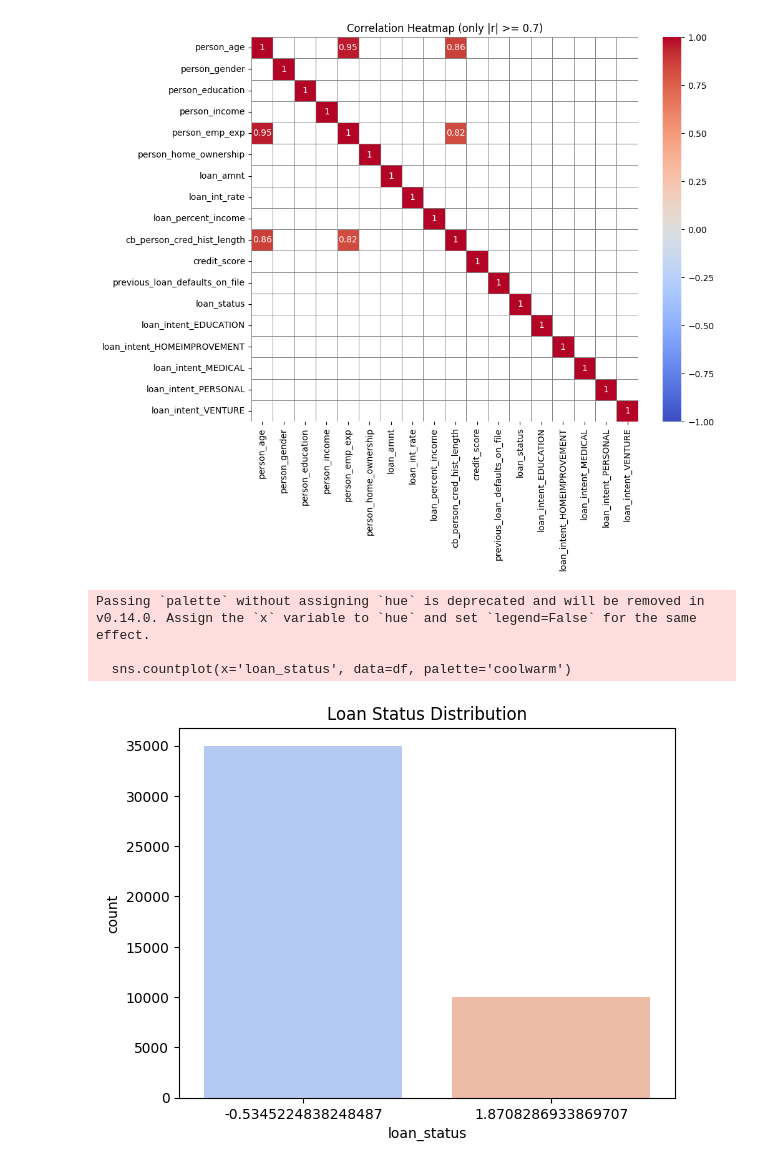
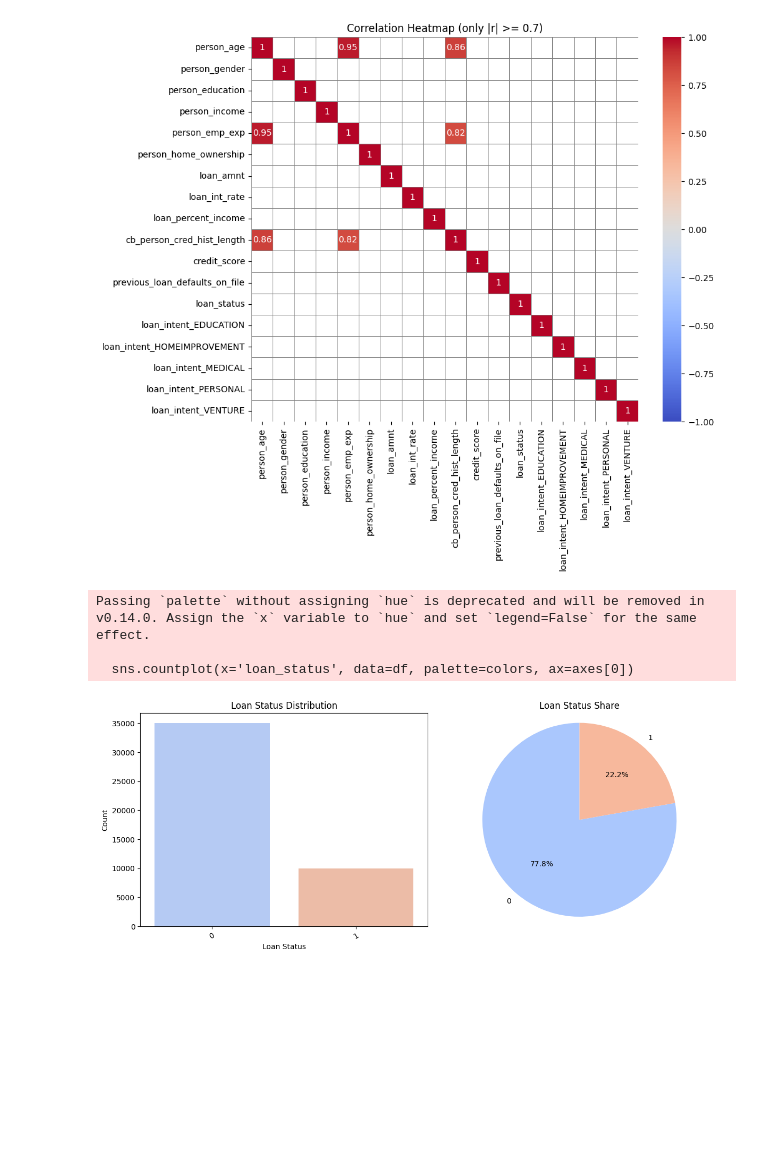
Before and after one commit to YvetteWu002039154/Loan-ML-Pipeline, a Jupyter notebook: eda_visualization.ipynb, the cells around one changed output. Saved outputs shown, nothing was run; the diff lists cells and outputs as text; code cells hidden in the pictures; blank space fills up the shorter version.

```diff
--- a/eda_visualization.ipynb
+++ b/eda_visualization.ipynb
@@ -41,14 +42,31 @@ plt.show()
 # %% [output]
 [figure]
 # %%
-sns.countplot(x='loan_status', data=df, palette='coolwarm')
-plt.title('Loan Status Distribution')
+counts = df['loan_status'].value_counts(dropna=False)
+colors = sns.color_palette("coolwarm", n_colors=len(counts))
+
+fig, axes = plt.subplots(1, 2, figsize=(12, 5))
+
+# left: countplot (bar)
+sns.countplot(x='loan_status', data=df, palette=colors, ax=axes[0])
+axes[0].set_title('Loan Status Distribution')
+axes[0].set_xlabel('Loan Status')
+axes[0].set_ylabel('Count')
+for label in axes[0].get_xticklabels():
+    label.set_rotation(30)
+
+# right: pie chart
+axes[1].pie(counts.values, labels=counts.index, autopct='%1.1f%%', startangle=90, colors=colors)
+axes[1].set_title('Loan Status Share')
+axes[1].axis('equal')  # keep pie circular
+
+plt.tight_layout()
 plt.show()
 # %% [output]
 Passing `palette` without assigning `hue` is deprecated and will be removed in v0.14.0. Assign the `x` variable to `hue` and set `legend=False` for the same effect.
 
-  sns.countplot(x='loan_status', data=df, palette='coolwarm')
+  sns.countplot(x='loan_status', data=df, palette=colors, ax=axes[0])
-[figure, old version]
+[figure, new version]
 # %%
 sns.boxplot(x='loan_status', y='credit_score', data=df, palette='Set2')
 plt.title('Credit Score by Loan Status')
```
Also changed, not shown: parts of 6 cells of this notebook, 1 other file.
